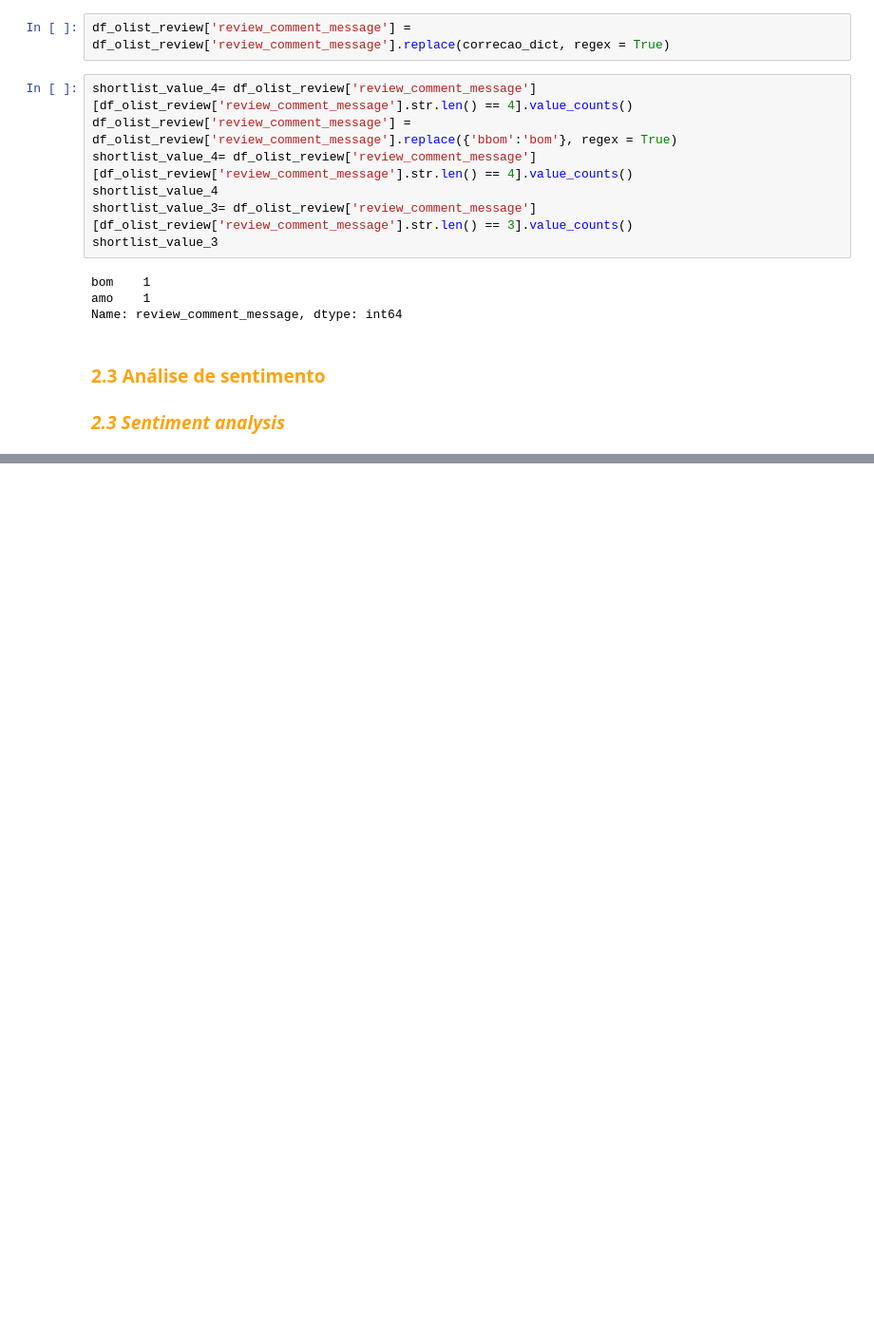
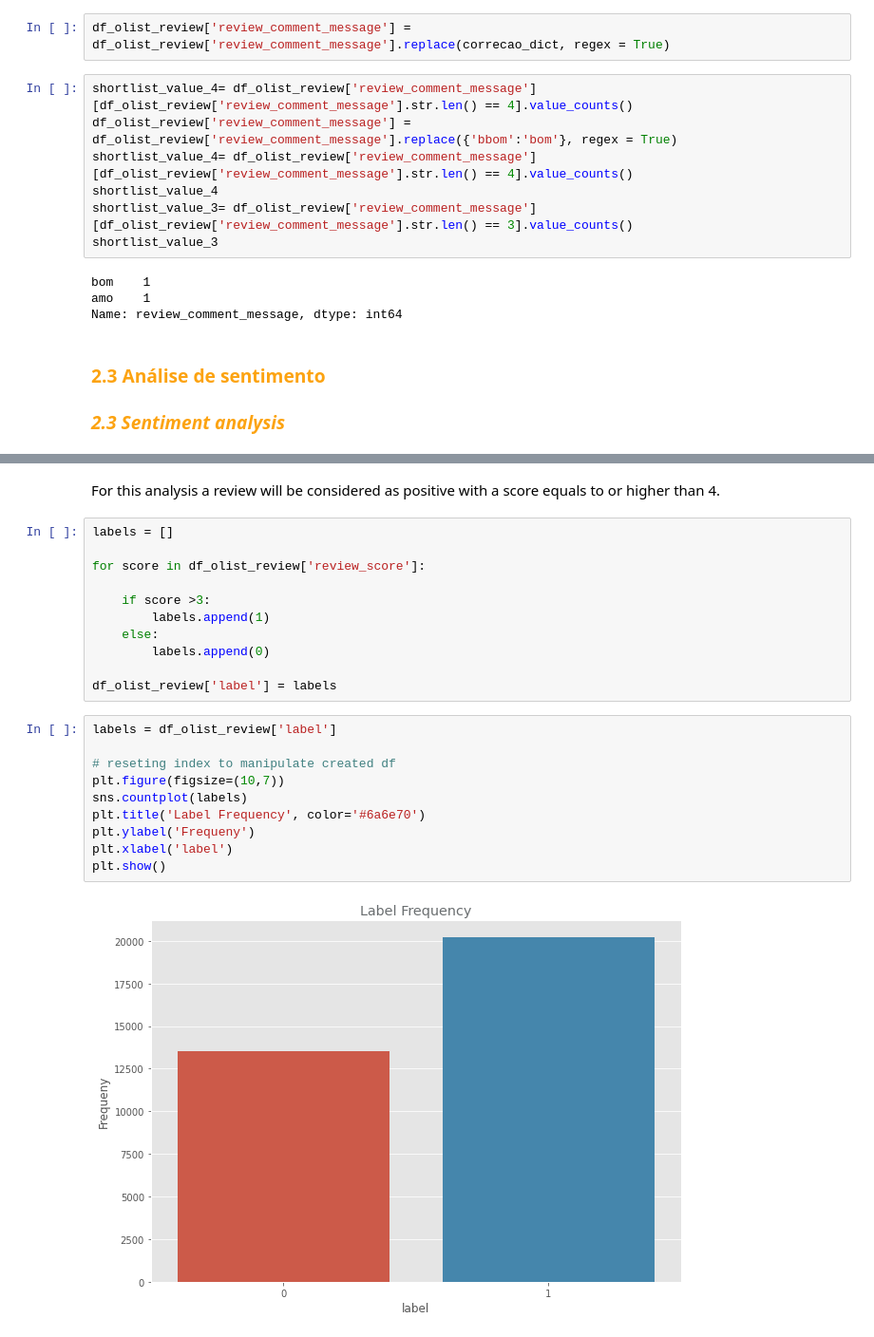
Before and after one commit to rimellegari/e-commerce, a Jupyter notebook: customer.ipynb, the cells around one changed output, grey strips where cells are left out. Shown at 95% size. Drawn from its saved outputs; the diff is of its cells as text; blank space fills up the shorter version.

```diff
--- a/customer.ipynb
+++ b/customer.ipynb
@@ -994,0 +992,25 @@ nlp = spacy.load('de_core_news_sm')
+# %% [markdown]
+For this analysis a review will be considered as positive with a score equals to or higher than 4.
+# %%
+labels = []
+
+for score in df_olist_review['review_score']:
+
+    if score >3:
+        labels.append(1)
+    else:
+        labels.append(0)
+
+df_olist_review['label'] = labels
+# %%
+labels = df_olist_review['label']
+
+# reseting index to manipulate created df
+plt.figure(figsize=(10,7))
+sns.countplot(labels)
+plt.title('Label Frequency', color='#6a6e70')
+plt.ylabel('Frequeny')
+plt.xlabel('label')
+plt.show()
+# %% [output]
+[figure, added]
```
Also changed, not shown: parts of 48 cells of this notebook.
